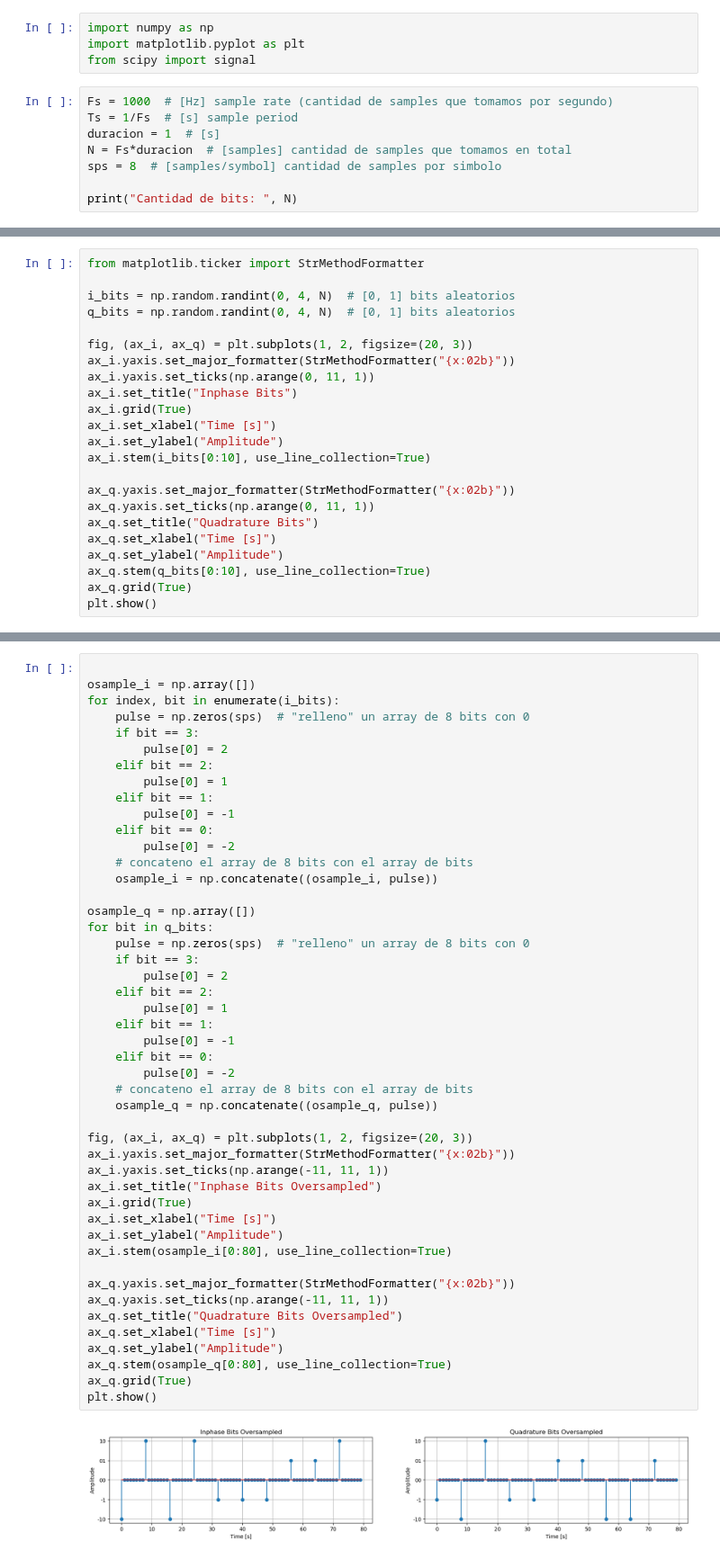
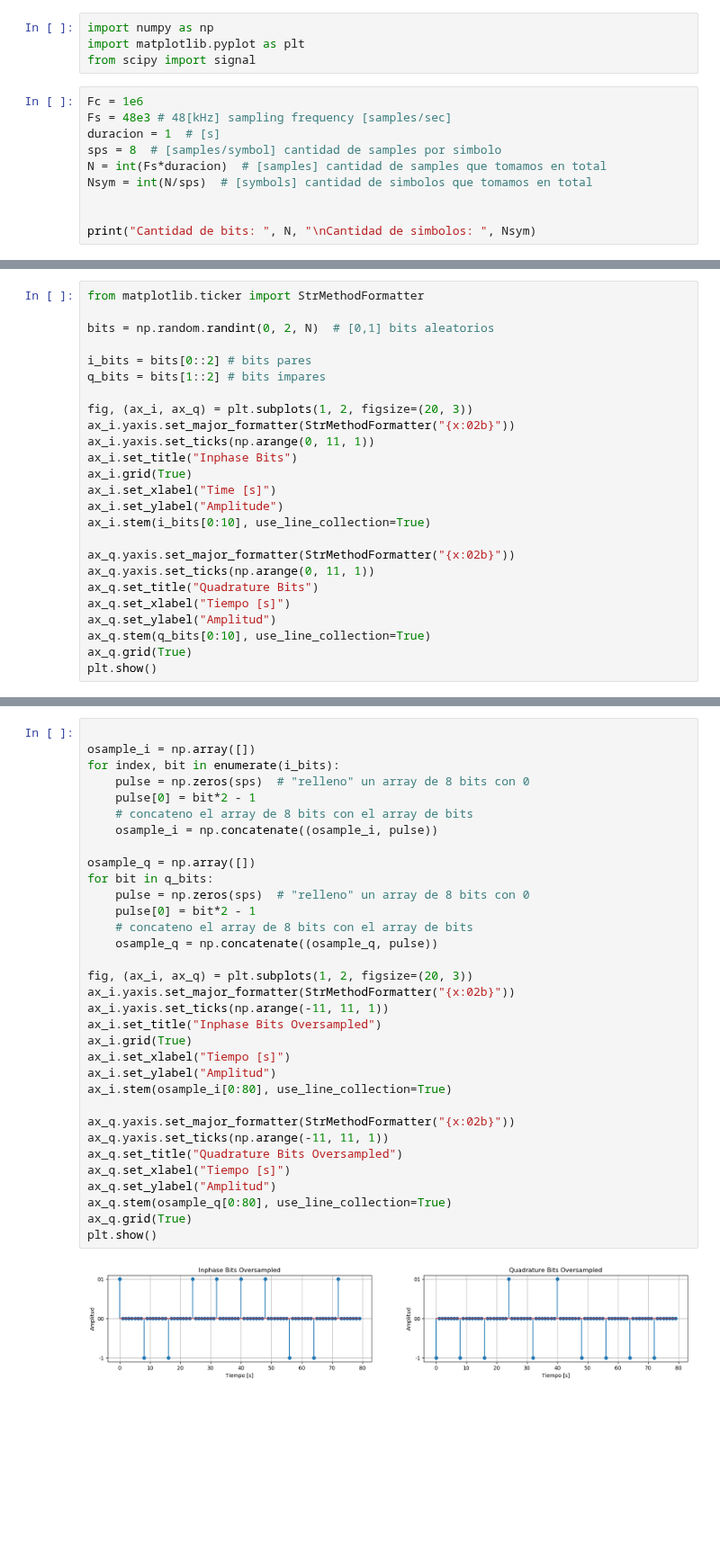
Before and after one commit to sofia-am/QPSK-8PSK-Simulation, a Jupyter notebook: notebook/sampling.ipynb, the cells around one changed output, grey strips where cells are left out. Shown at 90% size. Cells and saved outputs as stored; diff of their text form; blank space fills up the shorter version.

```diff
--- a/notebook/sampling.ipynb
+++ b/notebook/sampling.ipynb
@@ -3,11 +3,13 @@ import numpy as np
 import matplotlib.pyplot as plt
 from scipy import signal
 # %%
-Fs = 1000  # [Hz] sample rate (cantidad de samples que tomamos por segundo)
-Ts = 1/Fs  # [s] sample period
+Fc = 1e6
+Fs = 48e3 # 48[kHz] sampling frequency [samples/sec]
 duracion = 1  # [s]
-N = Fs*duracion  # [samples] cantidad de samples que tomamos en total
 sps = 8  # [samples/symbol] cantidad de samples por simbolo
+N = int(Fs*duracion)  # [samples] cantidad de samples que tomamos en total
+Nsym = int(N/sps)  # [symbols] cantidad de simbolos que tomamos en total
 
-print("Cantidad de bits: ", N)
+
+print("Cantidad de bits: ", N, "\nCantidad de simbolos: ", Nsym)
 # %% [output]
@@ -15,8 +18,10 @@ Cantidad de bits:  1000
 # %%
 from matplotlib.ticker import StrMethodFormatter
 
-i_bits = np.random.randint(0, 4, N)  # [0, 1] bits aleatorios
-q_bits = np.random.randint(0, 4, N)  # [0, 1] bits aleatorios
+bits = np.random.randint(0, 2, N)  # [0,1] bits aleatorios
+
+i_bits = bits[0::2] # bits pares
+q_bits = bits[1::2] # bits impares
 
 fig, (ax_i, ax_q) = plt.subplots(1, 2, figsize=(20, 3))
 ax_i.yaxis.set_major_formatter(StrMethodFormatter("{x:02b}"))
@@ -30,8 +35,8 @@ ax_i.stem(i_bits[0:10], use_line_collection=True)
 ax_q.yaxis.set_major_formatter(StrMethodFormatter("{x:02b}"))
 ax_q.yaxis.set_ticks(np.arange(0, 11, 1))
 ax_q.set_title("Quadrature Bits")
-ax_q.set_xlabel("Time [s]")
-ax_q.set_ylabel("Amplitude")
+ax_q.set_xlabel("Tiempo [s]")
+ax_q.set_ylabel("Amplitud")
 ax_q.stem(q_bits[0:10], use_line_collection=True)
 ax_q.grid(True)
 plt.show()
@@ -40,52 +45,38 @@ plt.show()
 # %%
 
 osample_i = np.array([])
 for index, bit in enumerate(i_bits):
     pulse = np.zeros(sps)  # "relleno" un array de 8 bits con 0
-    if bit == 3:
-        pulse[0] = 2
-    elif bit == 2:
-        pulse[0] = 1
-    elif bit == 1:
-        pulse[0] = -1
-    elif bit == 0:
-        pulse[0] = -2
+    pulse[0] = bit*2 - 1
     # concateno el array de 8 bits con el array de bits
     osample_i = np.concatenate((osample_i, pulse))
 
 osample_q = np.array([])
 for bit in q_bits:
     pulse = np.zeros(sps)  # "relleno" un array de 8 bits con 0
-    if bit == 3:
-        pulse[0] = 2
-    elif bit == 2:
-        pulse[0] = 1
-    elif bit == 1:
-        pulse[0] = -1
-    elif bit == 0:
-        pulse[0] = -2
+    pulse[0] = bit*2 - 1
     # concateno el array de 8 bits con el array de bits
     osample_q = np.concatenate((osample_q, pulse))
 
 fig, (ax_i, ax_q) = plt.subplots(1, 2, figsize=(20, 3))
 ax_i.yaxis.set_major_formatter(StrMethodFormatter("{x:02b}"))
 ax_i.yaxis.set_ticks(np.arange(-11, 11, 1))
 ax_i.set_title("Inphase Bits Oversampled")
 ax_i.grid(True)
-ax_i.set_xlabel("Time [s]")
-ax_i.set_ylabel("Amplitude")
+ax_i.set_xlabel("Tiempo [s]")
+ax_i.set_ylabel("Amplitud")
 ax_i.stem(osample_i[0:80], use_line_collection=True)
 
 ax_q.yaxis.set_major_formatter(StrMethodFormatter("{x:02b}"))
 ax_q.yaxis.set_ticks(np.arange(-11, 11, 1))
 ax_q.set_title("Quadrature Bits Oversampled")
-ax_q.set_xlabel("Time [s]")
-ax_q.set_ylabel("Amplitude")
+ax_q.set_xlabel("Tiempo [s]")
+ax_q.set_ylabel("Amplitud")
 ax_q.stem(osample_q[0:80], use_line_collection=True)
 ax_q.grid(True)
 plt.show()
 # %% [output]
-[figure, old version]
+[figure, new version]
 # %%
 from commpy.filters import rrcosfilter
 
```
Also changed, not shown: parts of 8 cells of this notebook.
